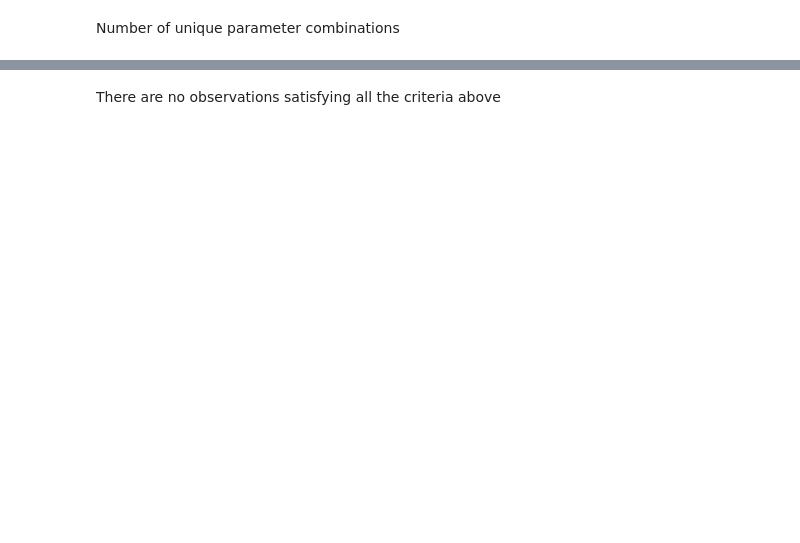
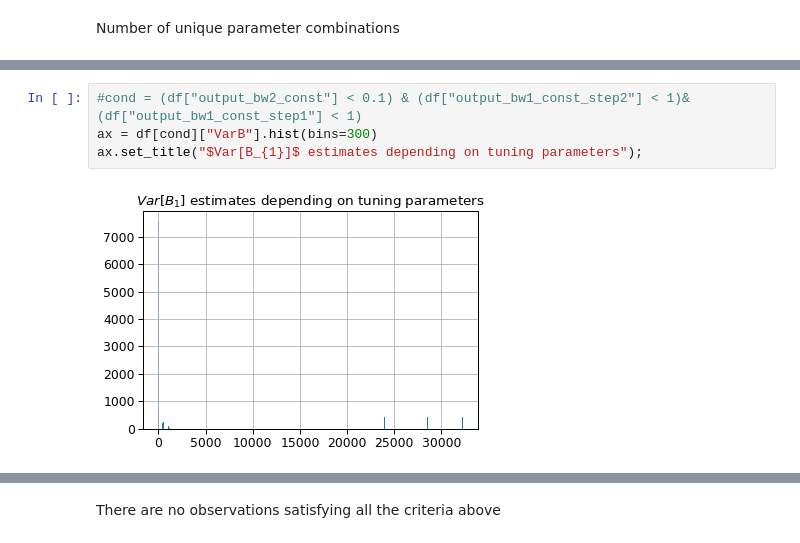
Before and after one commit to halflearned/FHHPS, a Jupyter notebook: scripts/empirical_figures.ipynb, the cells around one changed output, grey strips where cells are left out. Saved outputs shown, nothing was run; the diff lists cells and outputs as text; blank space fills up the shorter version.

```diff
--- a/scripts/empirical_figures.ipynb
+++ b/scripts/empirical_figures.ipynb
@@ -100,0 +67,6 @@ df[(df["VarA"] < 100) & (df["VarA"] > 0)][params]#.agg(["min", "mean", "median",
+# %%
+#cond = (df["output_bw2_const"] < 0.1) & (df["output_bw1_const_step2"] < 1)& (df["output_bw1_const_step1"] < 1)
+ax = df[cond]["VarB"].hist(bins=300)
+ax.set_title("$Var[B_{1}]$ estimates depending on tuning parameters");
+# %% [output]
+[figure, added]
```
Also changed, not shown: parts of 15 cells of this notebook, 1 other file.
